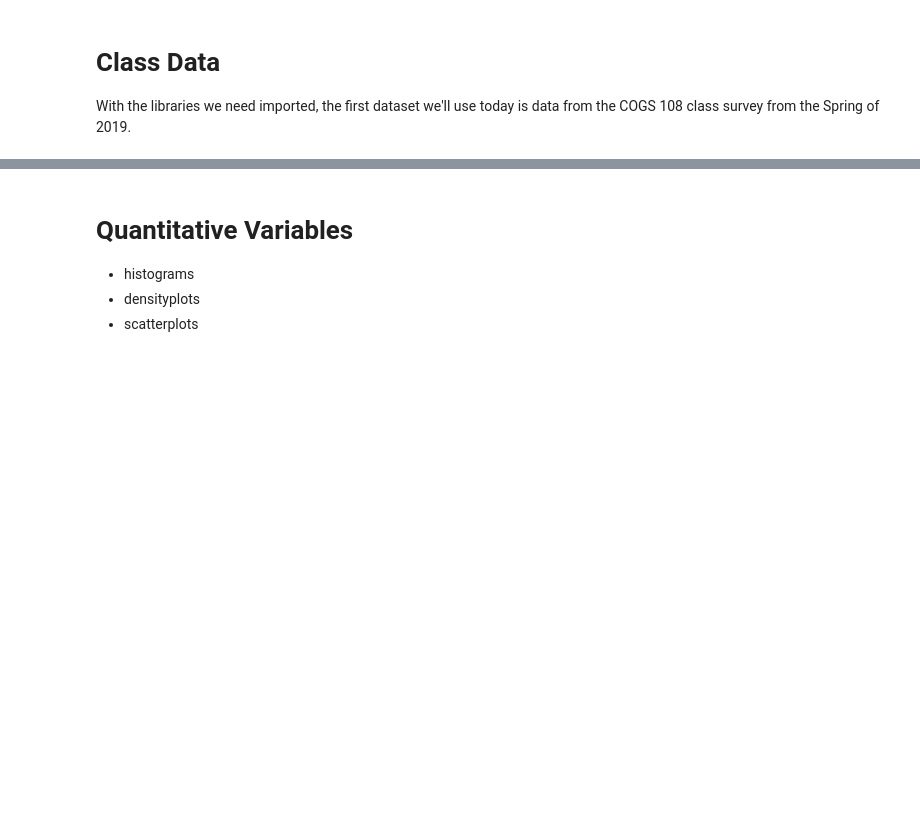
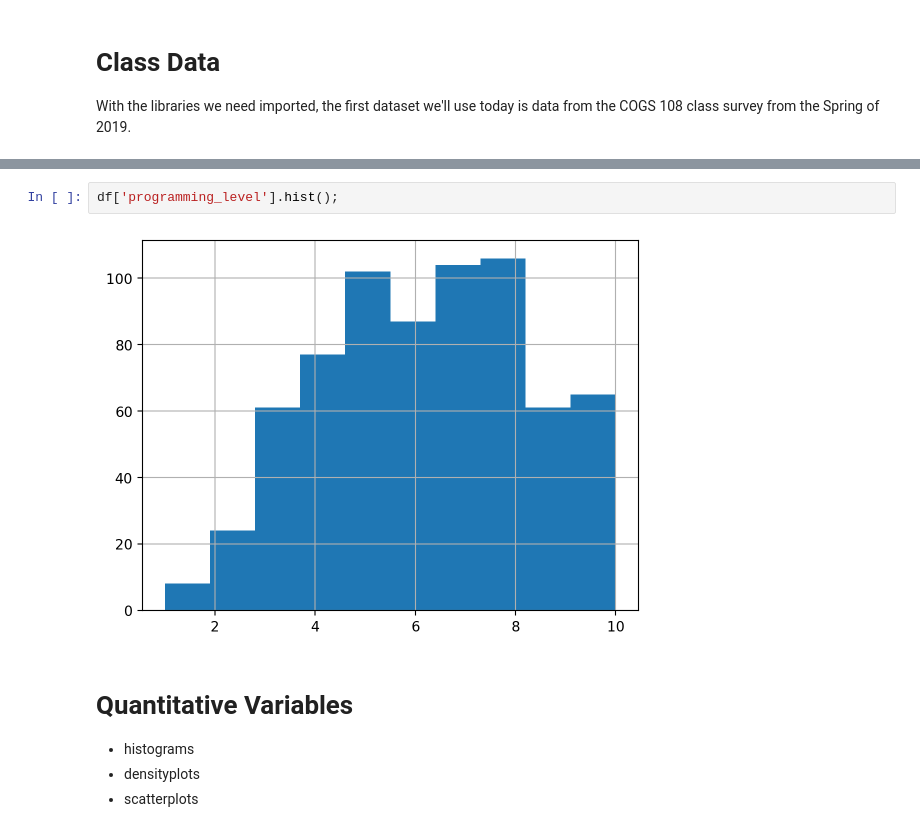
Before and after one commit to realryouri/skills-introduction-to-github, a Jupyter notebook: 08-Datavis.ipynb, the cells around one changed output, grey strips where cells are left out. Saved outputs shown, nothing was run; the diff lists cells and outputs as text; blank space fills up the shorter version.

```diff
--- a/08-Datavis.ipynb
+++ b/08-Datavis.ipynb
@@ -186,3 +210,7 @@ df['statistics_level'].hist();
+# %%
+df['programming_level'].hist();
+# %% [output]
+[figure, added]
 # %% [markdown]
 # Quantitative Variables
 
```
Also changed, not shown: parts of 9 cells of this notebook.
